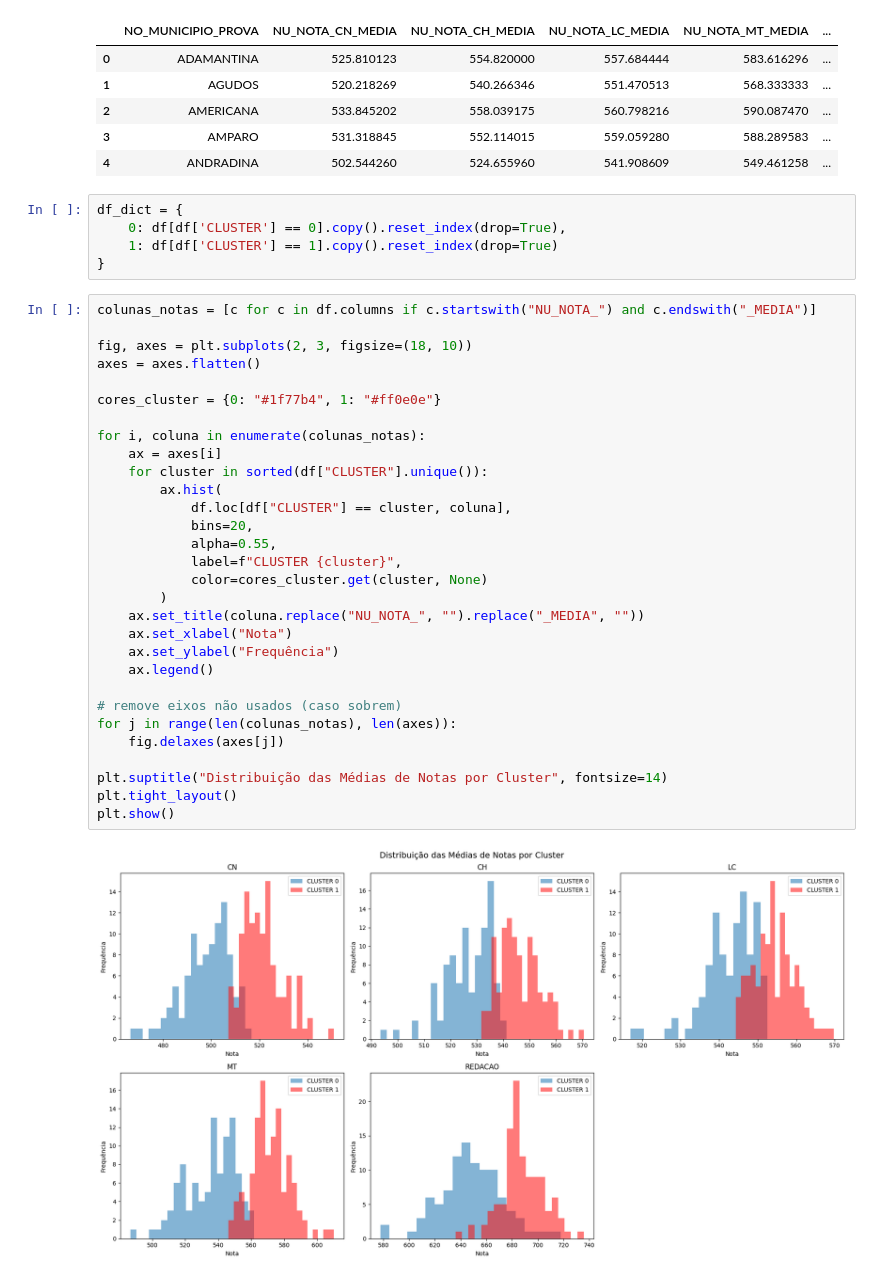
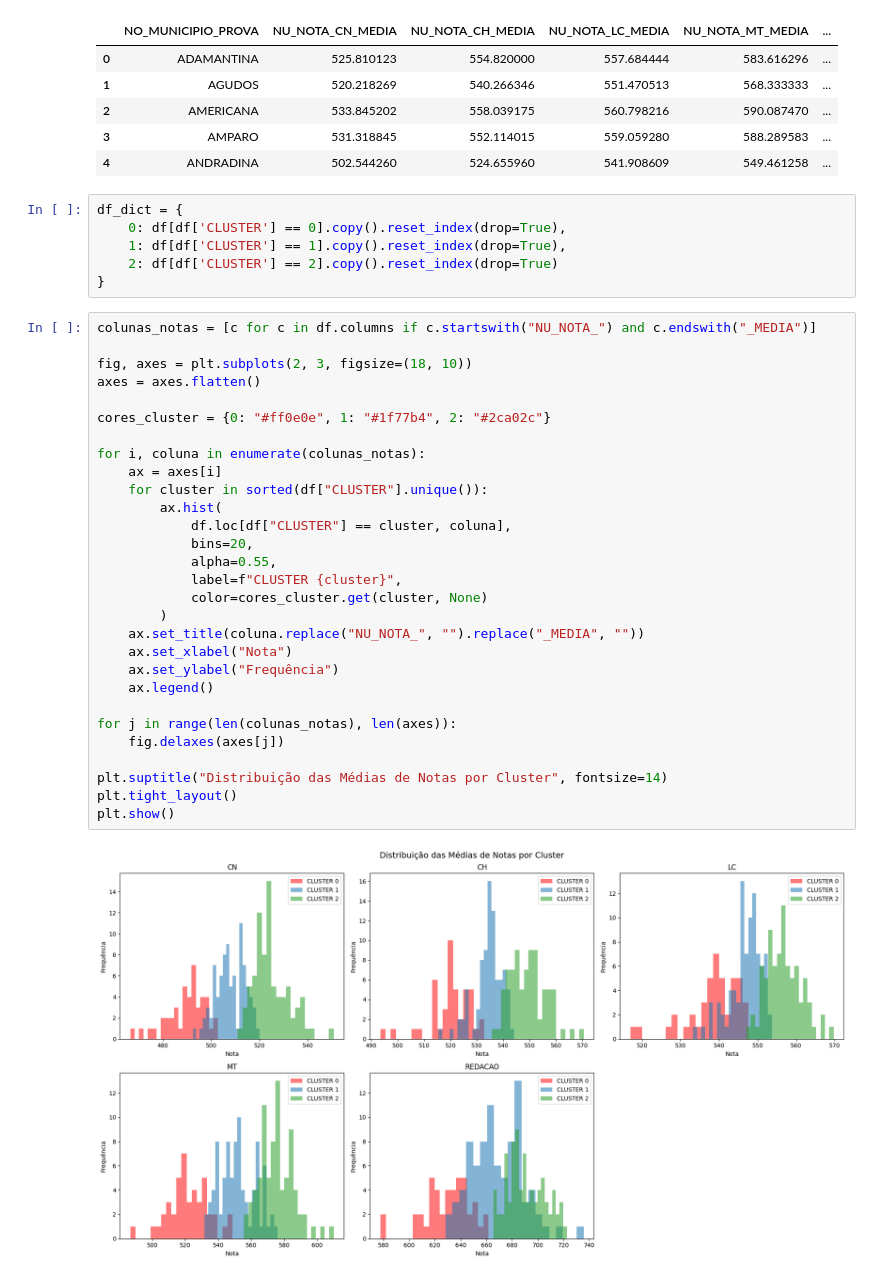
Before and after one commit to lucasamtaylor01/enem, a Jupyter notebook: 04.ipynb, the cells around one changed output. Drawn from its saved outputs; the diff is of its cells as text.

```diff
--- a/04.ipynb
+++ b/04.ipynb
@@ -23,40 +23,40 @@ df.head()
 # %%
 df_dict = {
     0: df[df['CLUSTER'] == 0].copy().reset_index(drop=True),
-    1: df[df['CLUSTER'] == 1].copy().reset_index(drop=True)
+    1: df[df['CLUSTER'] == 1].copy().reset_index(drop=True),
+    2: df[df['CLUSTER'] == 2].copy().reset_index(drop=True)
 }
 # %%
 colunas_notas = [c for c in df.columns if c.startswith("NU_NOTA_") and c.endswith("_MEDIA")]
 
 fig, axes = plt.subplots(2, 3, figsize=(18, 10))
 axes = axes.flatten()
 
-cores_cluster = {0: "#1f77b4", 1: "#ff0e0e"}
+cores_cluster = {0: "#ff0e0e", 1: "#1f77b4", 2: "#2ca02c"}
 
 for i, coluna in enumerate(colunas_notas):
     ax = axes[i]
     for cluster in sorted(df["CLUSTER"].unique()):
         ax.hist(
             df.loc[df["CLUSTER"] == cluster, coluna],
             bins=20,
             alpha=0.55,
             label=f"CLUSTER {cluster}",
             color=cores_cluster.get(cluster, None)
         )
     ax.set_title(coluna.replace("NU_NOTA_", "").replace("_MEDIA", ""))
     ax.set_xlabel("Nota")
     ax.set_ylabel("Frequência")
     ax.legend()
 
-# remove eixos não usados (caso sobrem)
 for j in range(len(colunas_notas), len(axes)):
     fig.delaxes(axes[j])
 
 plt.suptitle("Distribuição das Médias de Notas por Cluster", fontsize=14)
 plt.tight_layout()
 plt.show()
 # %% [output]
-[figure, old version]
+[figure, new version]
 # %%
 renda_col = "RENDA_FAMILIAR_SM_MEDIA"
 
```
Also changed, not shown: parts of 1 cell of this notebook, 3 other files.
